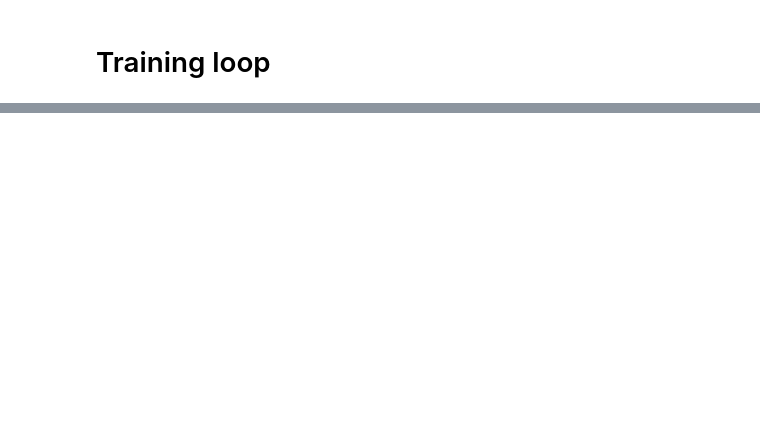
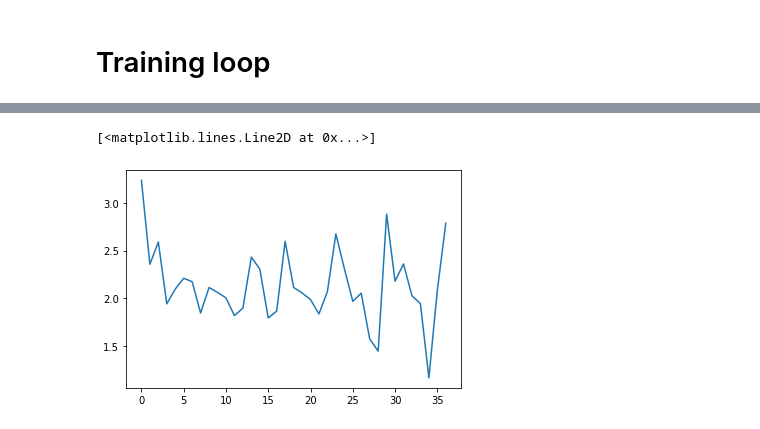
Before and after one commit to romanzubenko/dl-experiments, a Jupyter notebook: translate/translate.ipynb, the cells around one changed output, grey strips where cells are left out. Saved outputs shown, nothing was run; the diff lists cells and outputs as text; code cells hidden in the pictures; blank space fills up the shorter version.

```diff
--- a/translate/translate.ipynb
+++ b/translate/translate.ipynb
@@ -76,22 +76,33 @@ class Encoder(nn.Module):
         return torch.zeros(1, 1, self.hidden_size)
 
 class Decoder(nn.Module):
-    def __init__(self, input_size, hidden_size):
+    def __init__(self, input_size, hidden_size,):
         super(Decoder, self).__init__()
+        self.hidden_size = hidden_size
+
         self.embedding = nn.Embedding(input_size, hidden_size)
-        self.rnn = nn.GRU(hidden_size,hidden_size)
-
-        self.softmax = nn.Softmax()
+        self.rnn = nn.GRU(hidden_size, hidden_size)
+        self.out = nn.Linear(hidden_size, input_size)
+        self.softmax = nn.LogSoftmax(dim=2)
 
     def forward(self, input, hidden):
+
         embed = self.embedding(input).view(1,1,-1)
-        # let's log it first to see the shape
-        # need to unroll it with view()
 
         out = F.relu(embed)
+
+        # print('DECODER INTERNAL out 1: ', out)
+
         out, hidden = self.rnn(out, hidden)
 
+        # print('DECODER INTERNAL out 2: ', out)
+
+        out = self.out(out)
+
+        # print('DECODER INTERNAL out 3: ', out)
         out = self.softmax(out)
+
+        # print('DECODER INTERNAL out 4: ', out)
 
         return (out, hidden)
 
@@ -266,0 +333,8 @@ word:  tensor([1])
+# %%
+import matplotlib.pyplot as plt
+
+plt.figure()
+plt.plot(all_losses)
+# %% [output]
+[<matplotlib.lines.Line2D at 0x...>]
+[figure, added]
```
Also changed, not shown: parts of 6 cells of this notebook.
